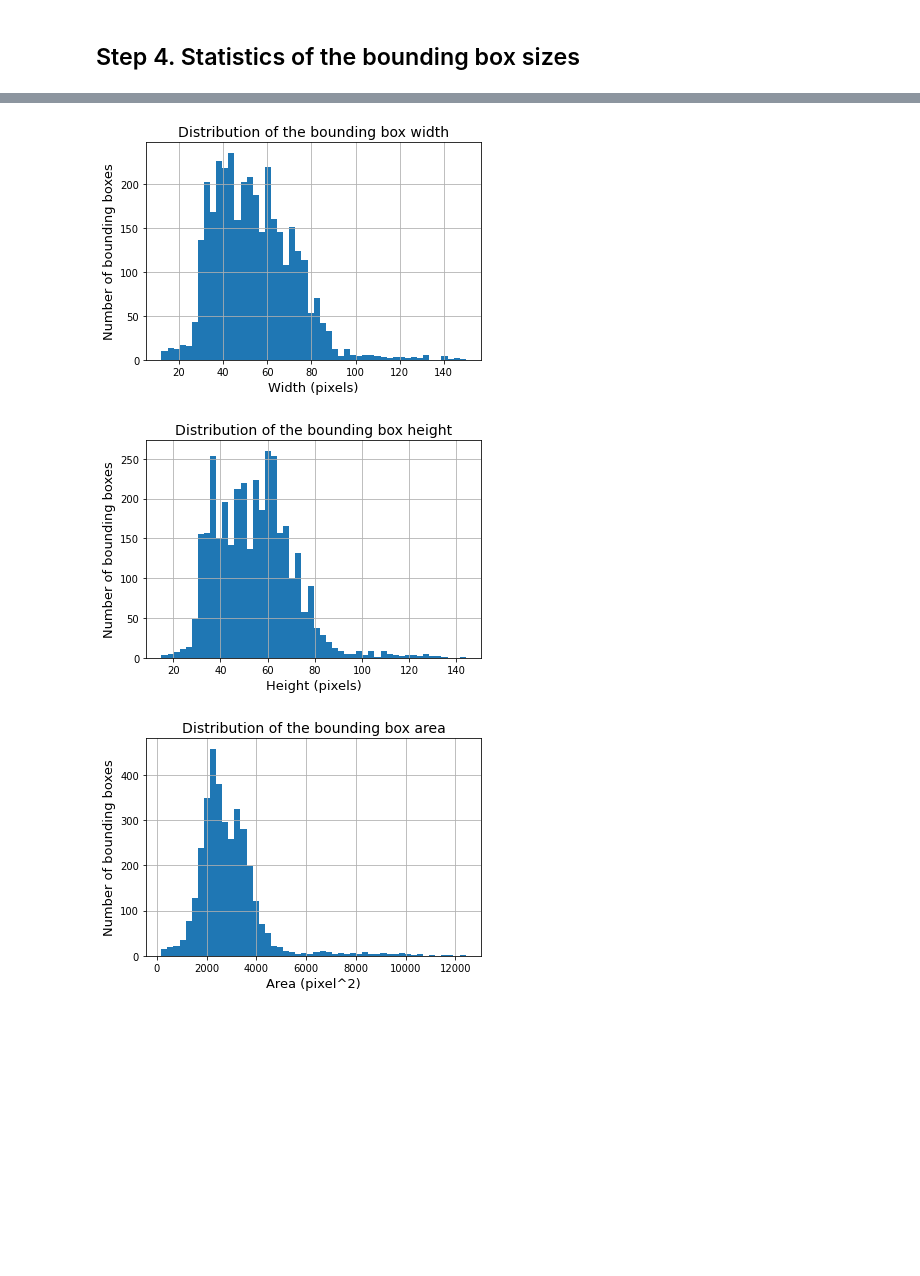
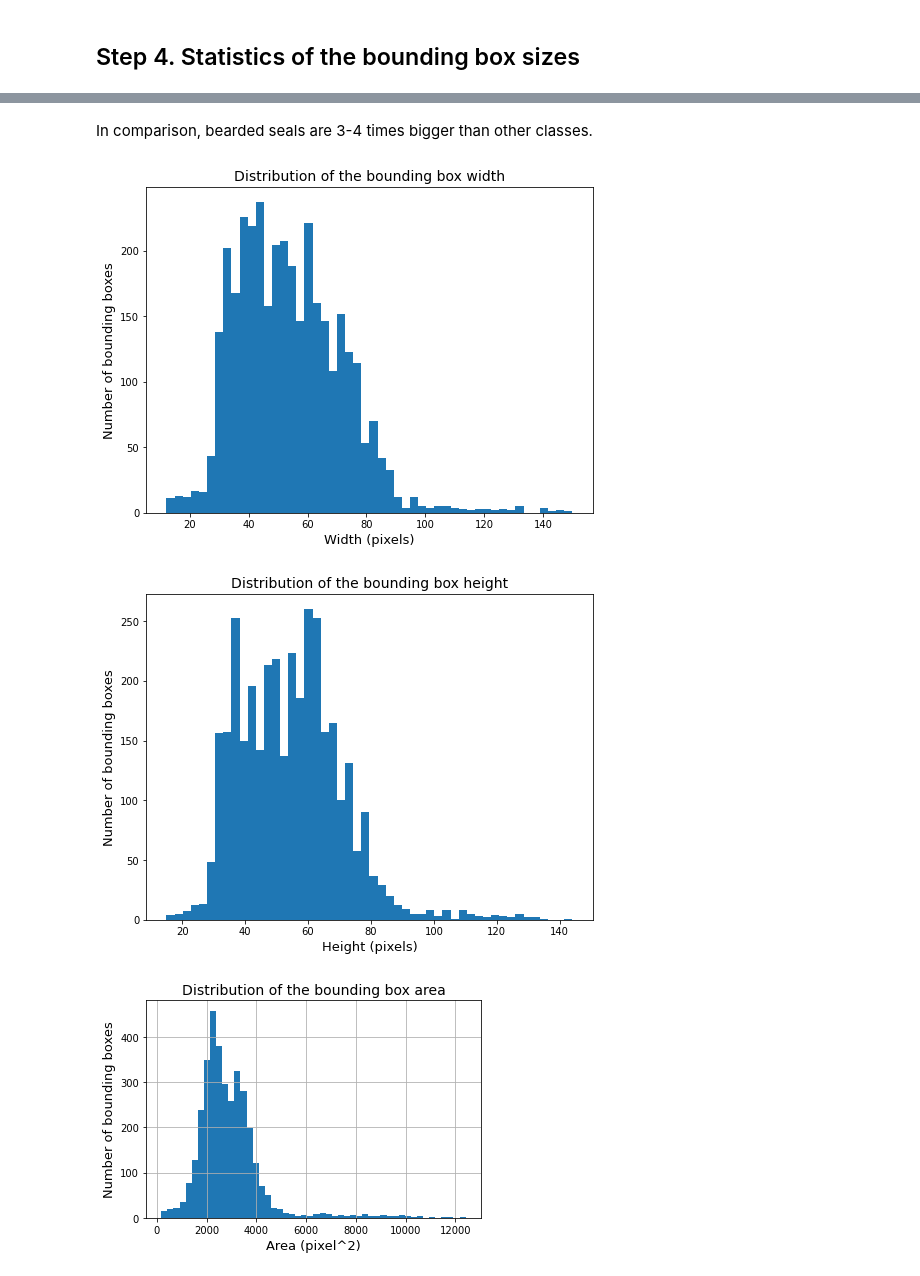
Before and after one commit to CodyCan/Detecting-and-Classifying-Ice-Seals, a Jupyter notebook: code/02_EDA_Anchor_Optimization.ipynb, the cells around one changed output, grey strips where cells are left out. Saved outputs shown, nothing was run; the diff lists cells and outputs as text; code cells hidden in the pictures; blank space fills up the shorter version.

```diff
--- a/code/02_EDA_Anchor_Optimization.ipynb
+++ b/code/02_EDA_Anchor_Optimization.ipynb
@@ -415,19 +387,27 @@ data.head()
+# %% [markdown]
+In comparison, bearded seals are 3-4 times bigger than other classes.
 # %%
+plt.figure(figsize=(8,6))
 data["width"].hist(bins=50)
 plt.title("Distribution of the bounding box width", fontsize=14)
 plt.xlabel("Width (pixels)", fontsize=13)
-plt.ylabel("Number of bounding boxes", fontsize=13);
+plt.ylabel("Number of bounding boxes", fontsize=13)
+plt.grid(False)
+plt.savefig("/content/gdrive/MyDrive/project_6/output/box_width_distribution.png", dpi=300, transparent = True);
 #mostly 50+/-20
 # %% [output]
-[figure, old version]
+[figure, new version]
 # %%
+plt.figure(figsize=(8,6))
 data["height"].hist(bins=50)
 plt.title("Distribution of the bounding box height", fontsize=14)
 plt.xlabel("Height (pixels)", fontsize=13)
-plt.ylabel("Number of bounding boxes", fontsize=13);
+plt.ylabel("Number of bounding boxes", fontsize=13)
+plt.grid(False)
+plt.savefig("/content/gdrive/MyDrive/project_6/output/box_height_distribution.png", dpi=300, transparent = True);
 #mostly 50+/-20
 # %% [output]
-[figure, old version]
+[figure, new version]
 # %%
 data["area"].hist(bins=50)
 plt.title("Distribution of the bounding box area", fontsize=14)
```
Also changed, not shown: parts of 18 cells of this notebook, 15 other files.
